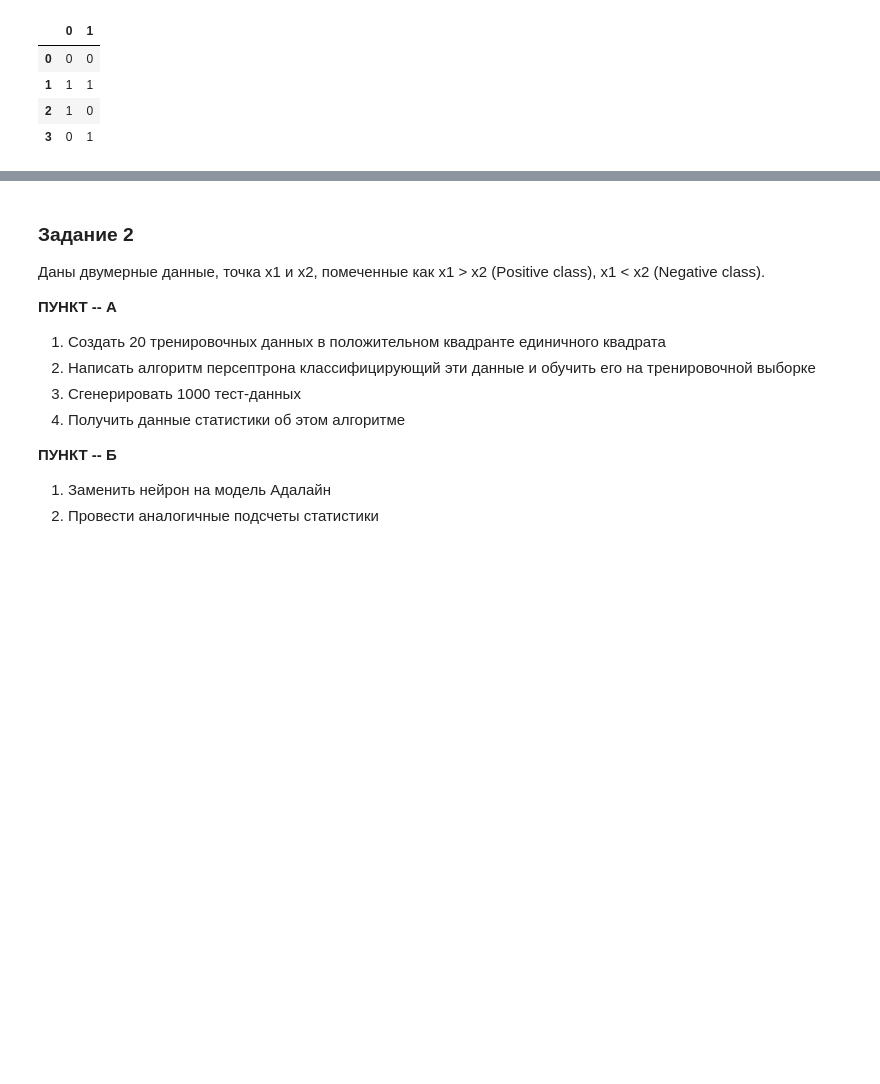
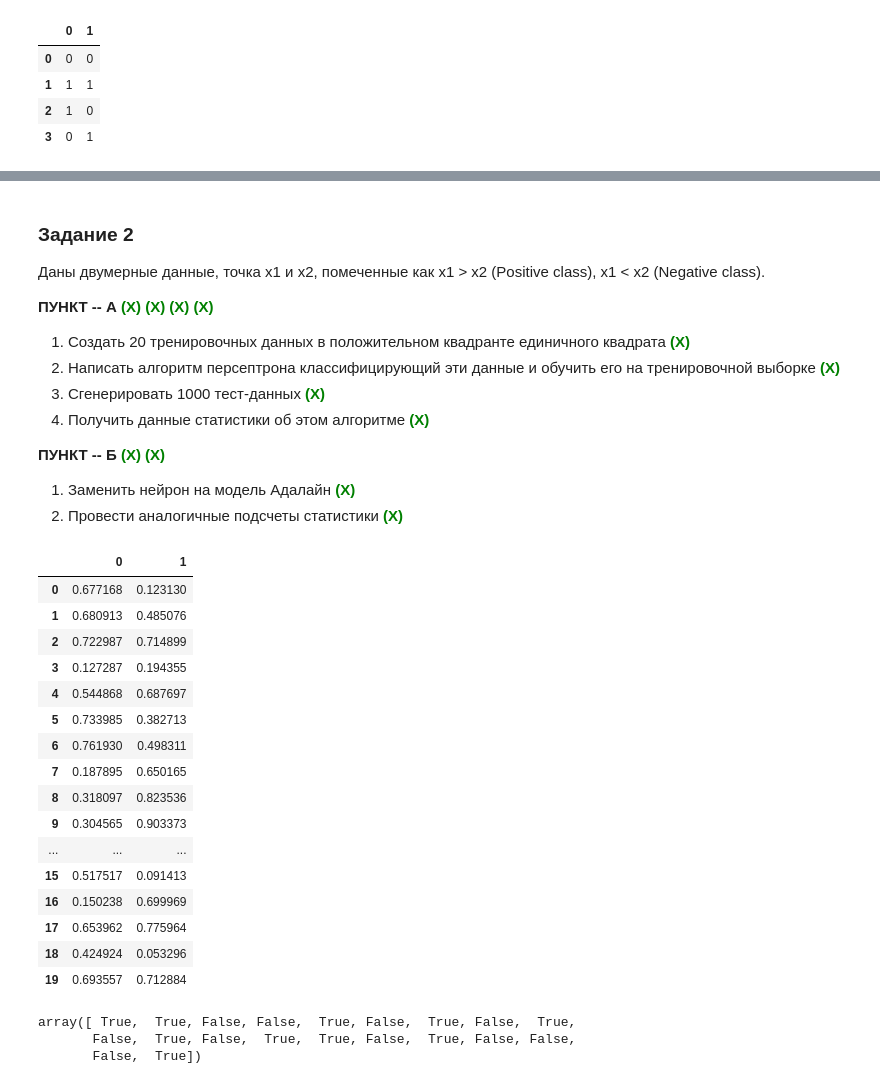
Before and after one commit to dtischencko/application_of_neural_network_algorithms, a Jupyter notebook: task2_(Classifier)/classification.ipynb, the cells around one changed output, grey strips where cells are left out. Drawn from its saved outputs; the diff is of its cells as text; code cells hidden in the pictures; blank space fills up the shorter version.

```diff
--- a/task2_(Classifier)/classification.ipynb
+++ b/task2_(Classifier)/classification.ipynb
@@ -55,12 +56,12 @@ print(data, xs_labels.values)
 ### Задание 2
 Даны двумерные данные, точка х1 и х2, помеченные как x1 > x2 (Positive class), x1 < x2 (Negative class).
 
-**ПУНКТ -- А**
-1) Создать 20 тренировочных данных в положительном квадранте единичного квадрата
-2) Написать алгоритм персептрона классифицирующий эти данные и обучить его на тренировочной выборке
-3) Сгенерировать 1000 тест-данных
-4) Получить данные статистики об этом алгоритме
+**ПУНКТ -- А** <font color='green'>**(X)**</font> <font color='green'>**(X)**</font> <font color='green'>**(X)**</font> <font color='green'>**(X)**</font>
+1) Создать 20 тренировочных данных в положительном квадранте единичного квадрата <font color='green'>**(X)**</font>
+2) Написать алгоритм персептрона классифицирующий эти данные и обучить его на тренировочной выборке <font color='green'>**(X)**</font>
+3) Сгенерировать 1000 тест-данных <font color='green'>**(X)**</font>
+4) Получить данные статистики об этом алгоритме <font color='green'>**(X)**</font>
 
-**ПУНКТ -- Б**
-1) Заменить нейрон на модель Адалайн
-2) Провести аналогичные подсчеты статистики
+**ПУНКТ -- Б** <font color='green'>**(X)**</font> <font color='green'>**(X)**</font>
+1) Заменить нейрон на модель Адалайн <font color='green'>**(X)**</font>
+2) Провести аналогичные подсчеты статистики <font color='green'>**(X)**</font>
@@ -66,0 +70,30 @@ print(data, xs_labels.values)
+# %%
+x1 = np.array([np.random.uniform(0, 1) for i in range(20)])
+x2 = np.array([np.random.uniform(0, 1) for i in range(20)])
+y = np.array(x1 > x2)
+X = pd.DataFrame([x1, x2]).T
+X
+# %% [output]
+|  | 0 | 1 |
+| 0 | 0.677168 | 0.123130 |
+| 1 | 0.680913 | 0.485076 |
+| 2 | 0.722987 | 0.714899 |
+| 3 | 0.127287 | 0.194355 |
+| 4 | 0.544868 | 0.687697 |
+| 5 | 0.733985 | 0.382713 |
+| 6 | 0.761930 | 0.498311 |
+| 7 | 0.187895 | 0.650165 |
+| 8 | 0.318097 | 0.823536 |
+| 9 | 0.304565 | 0.903373 |
+| ... | ... | ... |
+| 15 | 0.517517 | 0.091413 |
+| 16 | 0.150238 | 0.699969 |
+| 17 | 0.653962 | 0.775964 |
+| 18 | 0.424924 | 0.053296 |
+| 19 | 0.693557 | 0.712884 |
+# %%
+y
+# %% [output]
+array([ True,  True, False, False,  True, False,  True, False,  True,
+       False,  True, False,  True,  True, False,  True, False, False,
+       False,  True])
```
Also changed, not shown: parts of 24 cells of this notebook, 2 other files.
